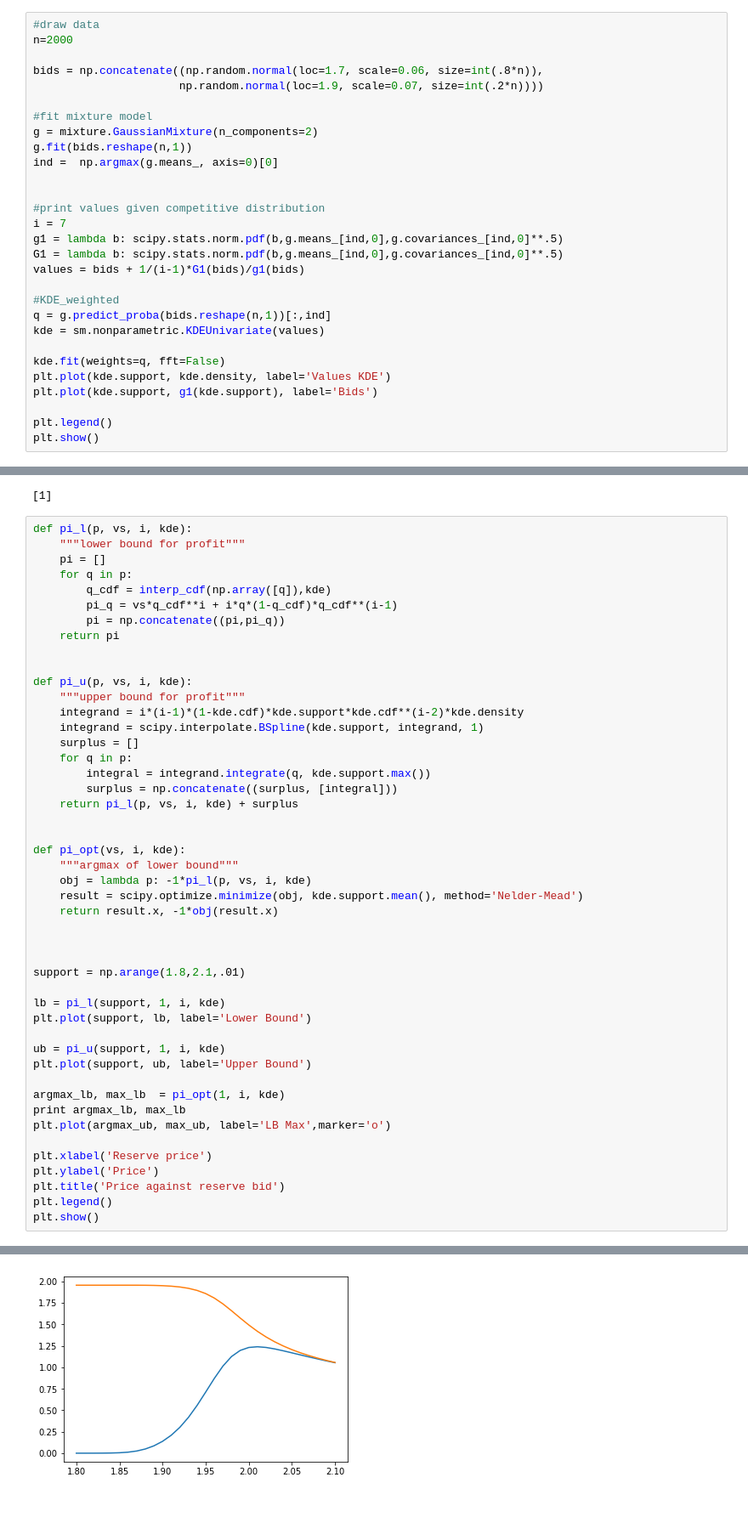
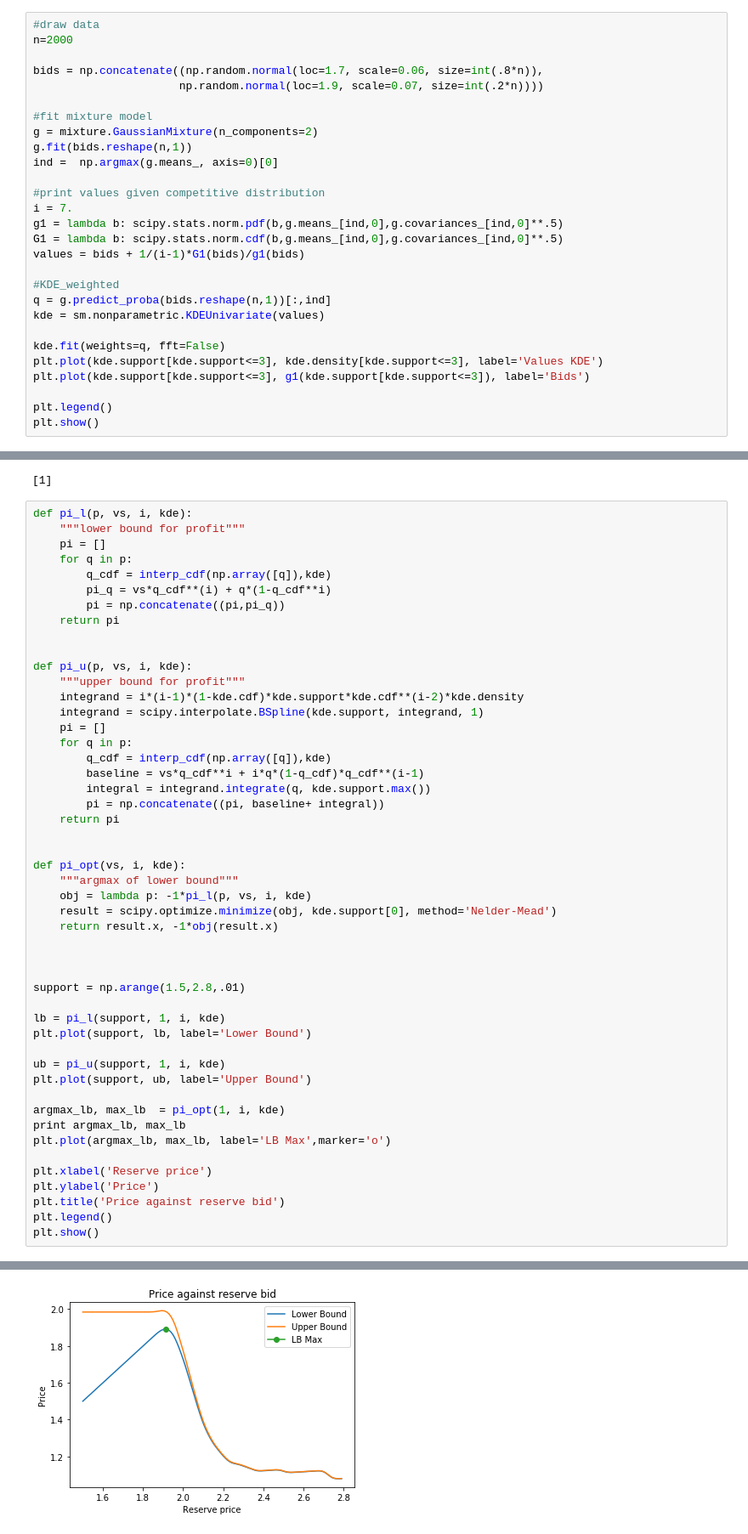
Before and after one commit to ericschulman/tx_milk_2yp, a Jupyter notebook: valuations.ipynb, the cells around one changed output, grey strips where cells are left out. Shown at 85% size. Cells and saved outputs as stored; diff of their text form; blank space fills up the shorter version.

```diff
--- a/valuations.ipynb
+++ b/valuations.ipynb
@@ -18,11 +18,10 @@ g = mixture.GaussianMixture(n_components=2)
 g.fit(bids.reshape(n,1))
 ind =  np.argmax(g.means_, axis=0)[0]
 
-
 #print values given competitive distribution
-i = 7
+i = 7.
 g1 = lambda b: scipy.stats.norm.pdf(b,g.means_[ind,0],g.covariances_[ind,0]**.5)
-G1 = lambda b: scipy.stats.norm.pdf(b,g.means_[ind,0],g.covariances_[ind,0]**.5)
+G1 = lambda b: scipy.stats.norm.cdf(b,g.means_[ind,0],g.covariances_[ind,0]**.5)
 values = bids + 1/(i-1)*G1(bids)/g1(bids)
 
 #KDE_weighted
@@ -30,8 +29,8 @@ q = g.predict_proba(bids.reshape(n,1))[:,ind]
 kde = sm.nonparametric.KDEUnivariate(values)
 
 kde.fit(weights=q, fft=False)
-plt.plot(kde.support, kde.density, label='Values KDE')
-plt.plot(kde.support, g1(kde.support), label='Bids')
+plt.plot(kde.support[kde.support<=3], kde.density[kde.support<=3], label='Values KDE')
+plt.plot(kde.support[kde.support<=3], g1(kde.support[kde.support<=3]), label='Bids')
 
 plt.legend()
 plt.show()
@@ -63,7 +62,7 @@ def pi_l(p, vs, i, kde):
     pi = []
     for q in p:
         q_cdf = interp_cdf(np.array([q]),kde)
-        pi_q = vs*q_cdf**i + i*q*(1-q_cdf)*q_cdf**(i-1)
+        pi_q = vs*q_cdf**(i) + q*(1-q_cdf**i)
         pi = np.concatenate((pi,pi_q))
     return pi
 
@@ -72,22 +71,24 @@ def pi_u(p, vs, i, kde):
     """upper bound for profit"""
     integrand = i*(i-1)*(1-kde.cdf)*kde.support*kde.cdf**(i-2)*kde.density
     integrand = scipy.interpolate.BSpline(kde.support, integrand, 1)
-    surplus = []
+    pi = []
     for q in p:
+        q_cdf = interp_cdf(np.array([q]),kde)
+        baseline = vs*q_cdf**i + i*q*(1-q_cdf)*q_cdf**(i-1)
         integral = integrand.integrate(q, kde.support.max())
-        surplus = np.concatenate((surplus, [integral]))
-    return pi_l(p, vs, i, kde) + surplus
+        pi = np.concatenate((pi, baseline+ integral))
+    return pi
 
 
 def pi_opt(vs, i, kde):
     """argmax of lower bound"""
     obj = lambda p: -1*pi_l(p, vs, i, kde)
-    result = scipy.optimize.minimize(obj, kde.support.mean(), method='Nelder-Mead')
+    result = scipy.optimize.minimize(obj, kde.support[0], method='Nelder-Mead')
     return result.x, -1*obj(result.x)
 
 
 
-support = np.arange(1.8,2.1,.01)
+support = np.arange(1.5,2.8,.01)
 
 lb = pi_l(support, 1, i, kde)
 plt.plot(support, lb, label='Lower Bound')
@@ -97,7 +98,7 @@ plt.plot(support, ub, label='Upper Bound')
 
 argmax_lb, max_lb  = pi_opt(1, i, kde)
 print argmax_lb, max_lb
-plt.plot(argmax_ub, max_ub, label='LB Max',marker='o')
+plt.plot(argmax_lb, max_lb, label='LB Max',marker='o')
 
 plt.xlabel('Reserve price')
 plt.ylabel('Price')
@@ -110,4 +110,4 @@ NameError: name 'argmax_ub' is not defined
-[figure, old version]
+[figure, new version]
 # %%
 def pi_est(vs, i, kde):
     """calculate the """
```
Also changed, not shown: parts of 4 cells of this notebook, 2 other files.
